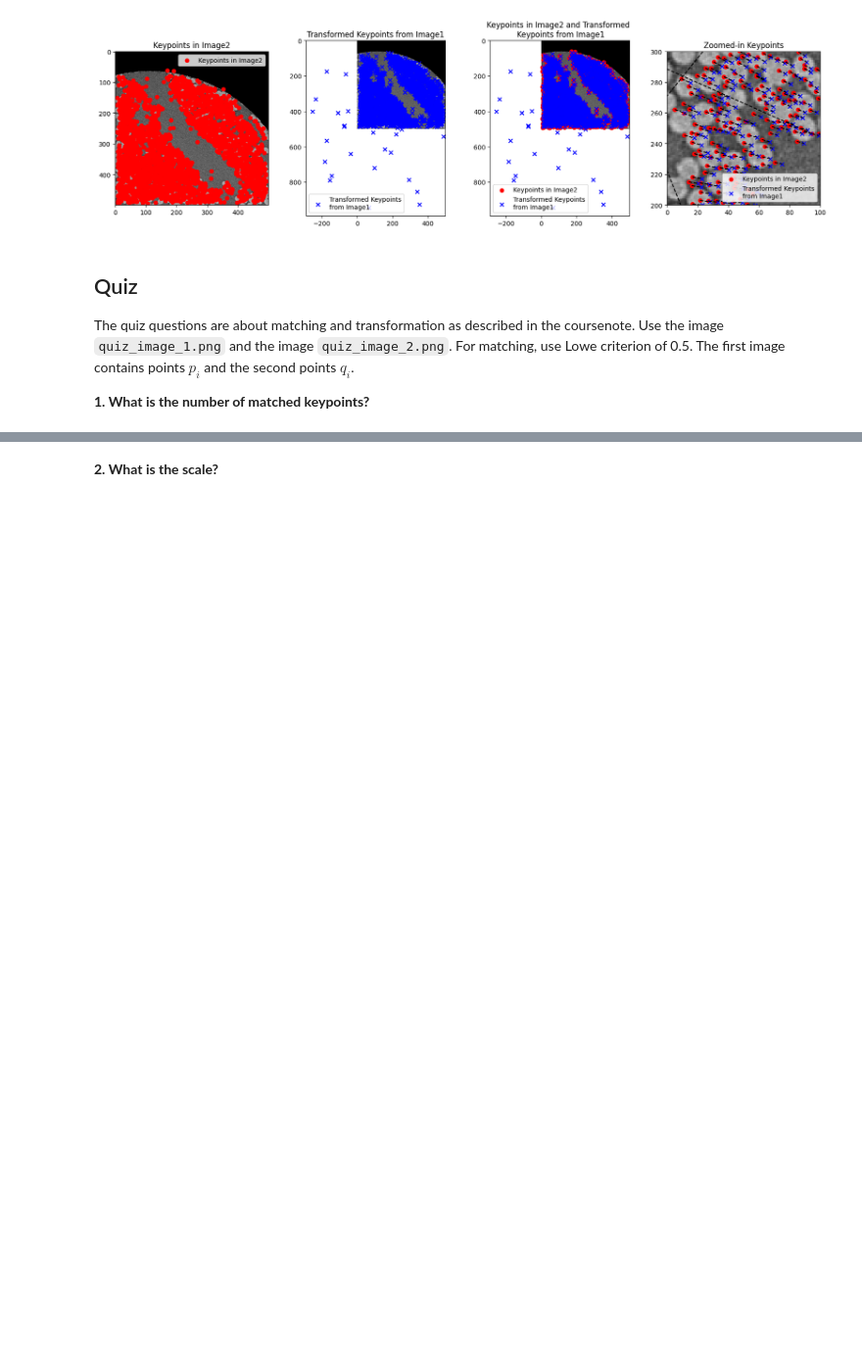
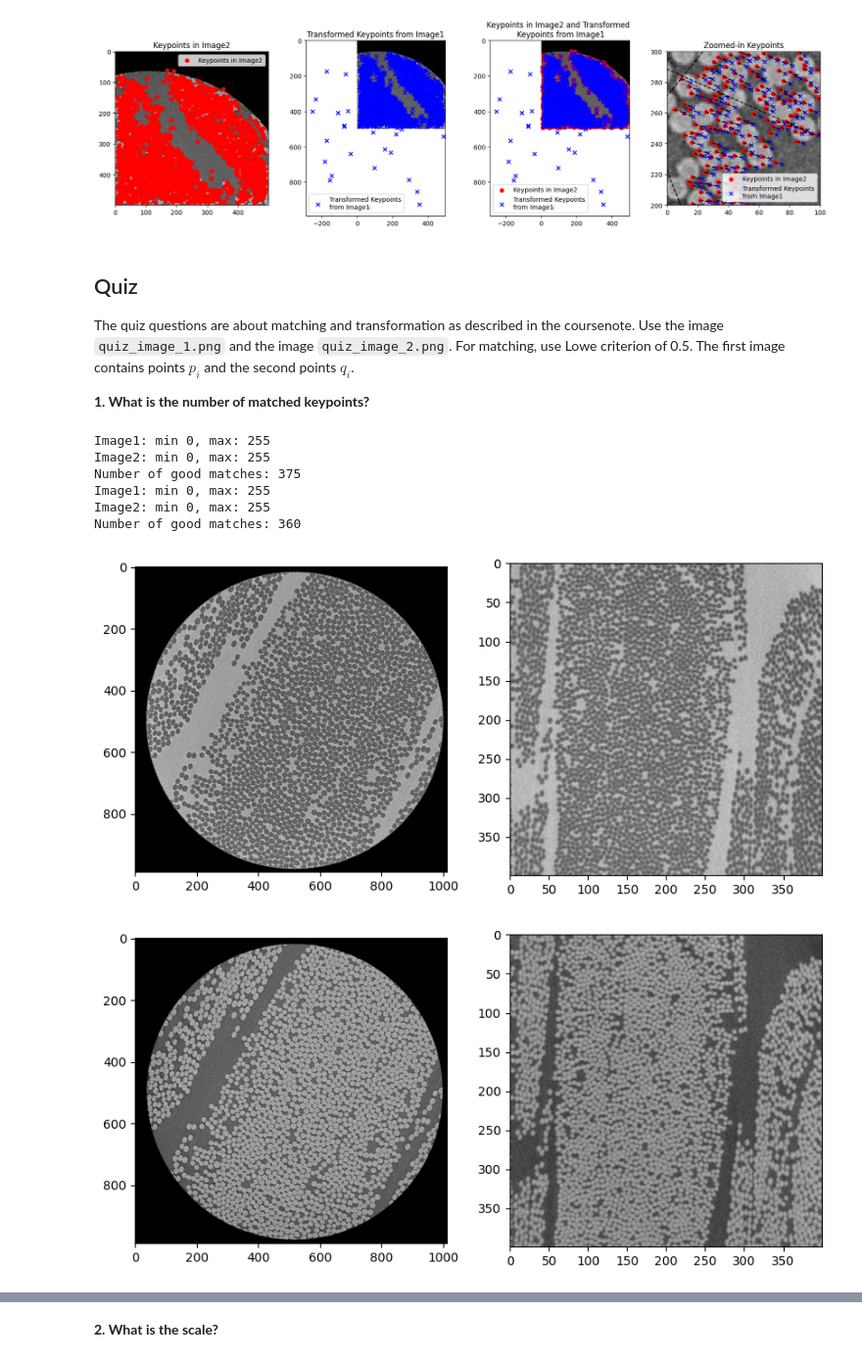
Before and after one commit to MadsPrip1/02506-Advanced-image-analysis, a Jupyter notebook: Week3/week3.ipynb, the cells around one changed output, grey strips where cells are left out. Shown at 98% size. Drawn from its saved outputs; the diff is of its cells as text; code cells hidden in the pictures; blank space fills up the shorter version.

```diff
--- a/Week3/week3.ipynb
+++ b/Week3/week3.ipynb
@@ -485,6 +492,23 @@ def compute_sift_features(image1 = None, image2 = None, image1_path = None, imag
                                 flags=cv.DrawMatchesFlags_NOT_DRAW_SINGLE_POINTS)
 
     return good_matches, matched_img, kp1, kp2
+# %%
+matches, matched_img, kp1, kp2  = compute_sift_features(image1_path=f'{PATH}quiz_image_1.png', image2_path=f'{PATH}quiz_image_2.png', Lowe_threshold=0.5)
+print(f'Number of good matches: {len(matches)}')
+
+image1 = get_gray_image(f'{PATH}quiz_image_1.png')
+image2 = get_gray_image(f'{PATH}quiz_image_2.png')
+matches, matched_img, kp1, kp2  = compute_sift_features(image1=image1, image2=image2, Lowe_threshold=0.5)
+print(f'Number of good matches: {len(matches)}')
+# %% [output]
+Image1: min 0, max: 255
+Image2: min 0, max: 255
+Number of good matches: 375
+Image1: min 0, max: 255
+Image2: min 0, max: 255
+Number of good matches: 360
+[figure, added]
+[figure, added]
 # %%
 matches, matched_img, kp1, kp2  = compute_sift_features(image1_path=f'{PATH}quiz_image_1.png', image2_path=f'{PATH}quiz_image_2.png', Lowe_threshold=0.5)
 print(f'Number of good matches: {len(matches)}')
```
Also changed, not shown: parts of 6 cells of this notebook, 14 other files.
